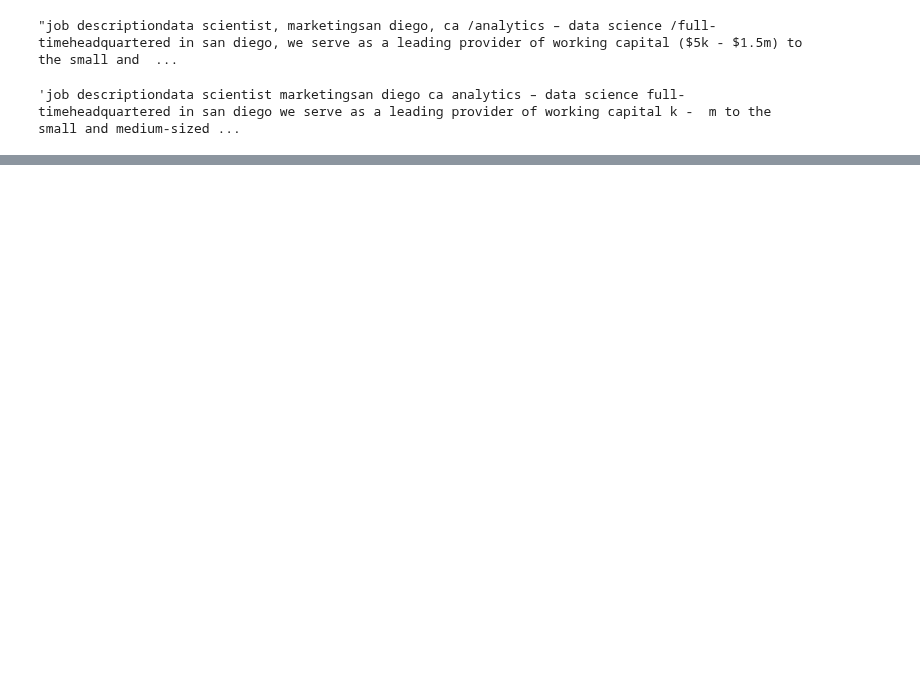
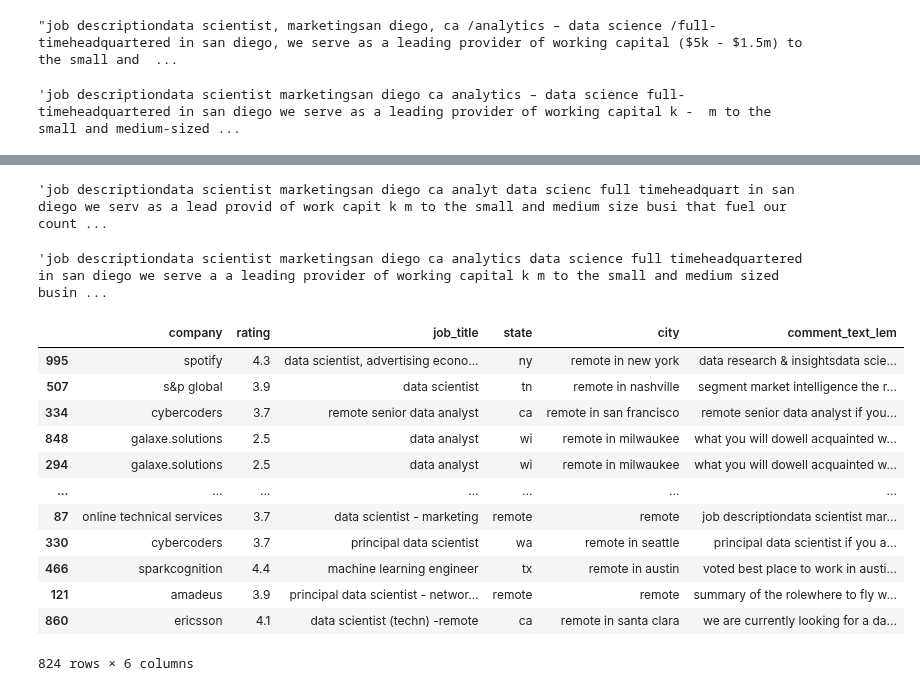
Before and after one commit to 333Kenji/indeedjobscraper, a Jupyter notebook: docs/3_NLP_and_ML_Pipeline.ipynb, the cells around one changed output, grey strips where cells are left out. Cells and saved outputs as stored; diff of their text form; code cells hidden in the pictures; blank space fills up the shorter version.

Commit message:
targets created, vectorizing text

```diff
--- a/docs/3_NLP_and_ML_Pipeline.ipynb
+++ b/docs/3_NLP_and_ML_Pipeline.ipynb
@@ -61,0 +119,51 @@ data.cleaned[3]
+# %%
+data.comment_text[0]
+# %% [output]
+'job descriptiondata scientist marketingsan diego ca analyt data scienc full timeheadquart in san diego we serv as a lead provid of work capit k m to the small and medium size busi that fuel our count ...
+# %%
+from nltk.stem import WordNetLemmatizer
+
+
+
+lemmatizer = WordNetLemmatizer()
+def stemming(sentence):
+    LemSentence = ""
+    for word in sentence.split():
+        stem = lemmatizer.lemmatize(word)
+        LemSentence += stem
+        LemSentence += " "
+    LemSentence = LemSentence.strip()
+    return LemSentence
+
+
+data['comment_text_lem'] = data['cleaned'].apply(stemming)
+data.comment_text_lem[0]
+# %% [output]
+'job descriptiondata scientist marketingsan diego ca analytics data science full timeheadquartered in san diego we serve a a leading provider of working capital k m to the small and medium sized busin ...
+# %%
+data.drop(['cleaned','comment_text'], axis=1,inplace=True)
+# %%
+q1_data = data.drop(['Q2','Q3','Q4'], axis=1)
+q2_data = data.drop(['Q1','Q3','Q4'], axis=1)
+q3_data = data.drop(['Q1','Q2','Q4'], axis=1)
+q4_data = data.drop(['Q1','Q2','Q3'], axis=1)
+# %%
+X = q1_data.drop(['Q1'], axis=1)
+y = q1_data['Q1']
+x_train, x_test, y_train, y_test = train_test_split(X, y , test_size=.2, random_state=42)
+# %%
+x_train
+# %% [output]
+|  | company | rating | job_title | state | city | comment_text_lem |
+| 995 | spotify | 4.3 | data scientist, advertising econo... | ny | remote in new york | data research & insightsdata scie... |
+| 507 | s&p global | 3.9 | data scientist | tn | remote in nashville | segment market intelligence the r... |
+| 334 | cybercoders | 3.7 | remote senior data analyst | ca | remote in san francisco | remote senior data analyst if you... |
+| 848 | galaxe.solutions | 2.5 | data analyst | wi | remote in milwaukee | what you will dowell acquainted w... |
+| 294 | galaxe.solutions | 2.5 | data analyst | wi | remote in milwaukee | what you will dowell acquainted w... |
+| ... | ... | ... | ... | ... | ... | ... |
+| 87 | online technical services | 3.7 | data scientist - marketing | remote | remote | job descriptiondata scientist mar... |
+| 330 | cybercoders | 3.7 | principal data scientist | wa | remote in seattle | principal data scientist if you a... |
+| 466 | sparkcognition | 4.4 | machine learning engineer | tx | remote in austin | voted best place to work in austi... |
+| 121 | amadeus | 3.9 | principal data scientist - networ... | remote | remote | summary of the rolewhere to fly w... |
+| 860 | ericsson | 4.1 | data scientist (techn) -remote | ca | remote in santa clara | we are currently looking for a da... |
+824 rows × 6 columns
```
Also changed, not shown: parts of 42 cells of this notebook.
